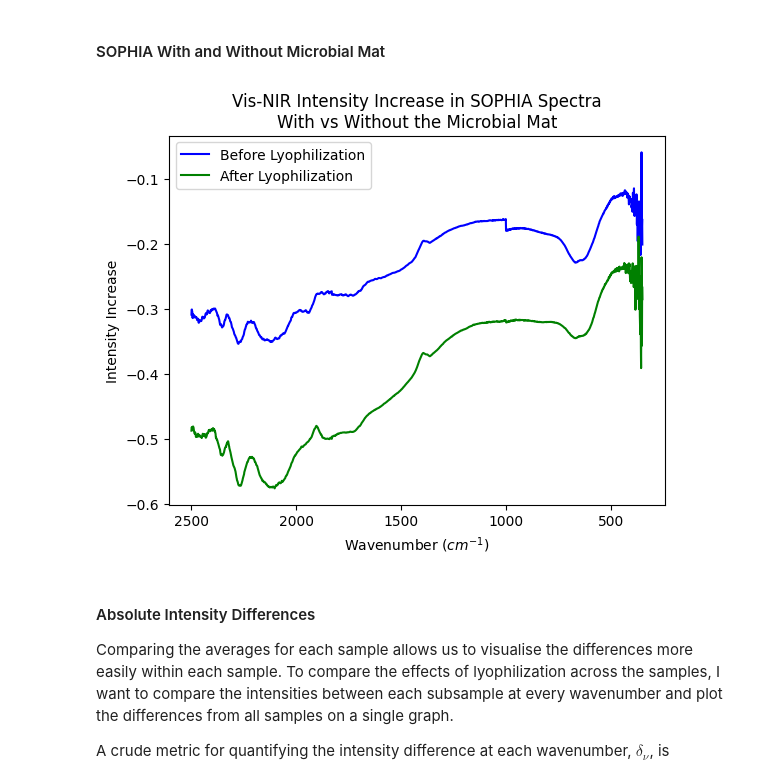
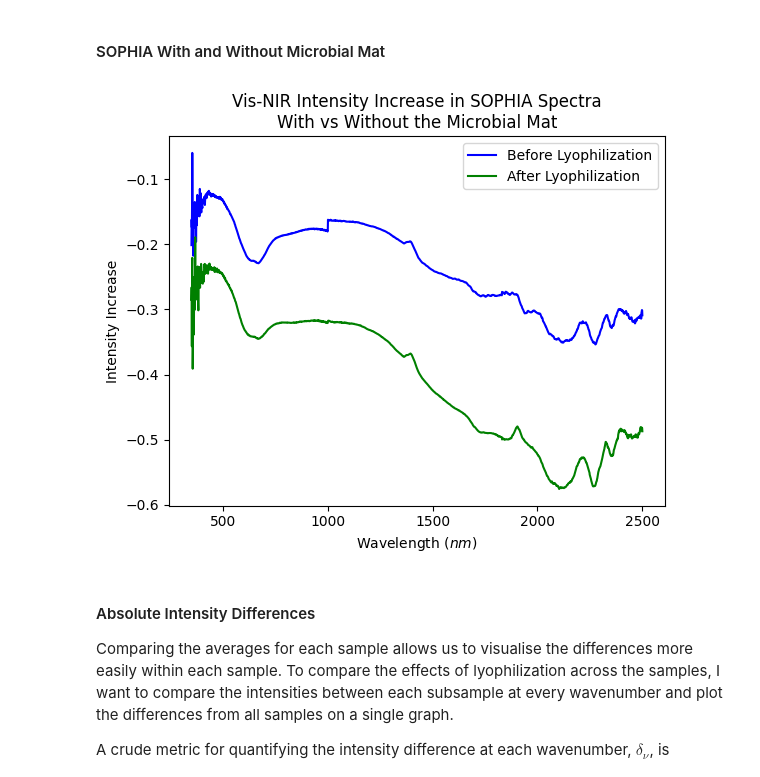
Before and after one commit to charlie-minns/mars-analogs-spectral-analysis, a Jupyter notebook: Spectral Analysis.ipynb, the cells around one changed output. Saved outputs shown, nothing was run; the diff lists cells and outputs as text; code cells hidden in the pictures.

Commit message:
update x axis for Vis-NIR spectra

```diff
--- a/Spectral Analysis.ipynb
+++ b/Spectral Analysis.ipynb
@@ -99,10 +107,14 @@ def plot_before_after(before, after, title, isMIR):
 
         fig.savefig('./Spectra/' + title + '/' + sample_before + '.png')
 # %%
-def plot_sample_comparison(sample_A_before, sample_B_before, sample_A_after, sample_B_after, title):
+def plot_sample_comparison(sample_A_before, sample_B_before, sample_A_after, sample_B_after, title, isMIR):
+  xlabel = 'Wavelength ($nm$)'
+  if (isMIR):
+      xlabel = 'Wavenumber ($cm^{-1}$)'
+
   fig, ax = plt.subplots()
   ax.set_title(title)
-  ax.set(xlabel='Wavenumber ($cm^{-1}$)', ylabel='Intensity Increase')
+  ax.set(xlabel=xlabel, ylabel='Intensity Increase')
 
   const_wavenumbers = sample_A_before[0][0]
   n_wavenumbers = len(const_wavenumbers)
@@ -119,7 +131,9 @@ def plot_sample_comparison(sample_A_before, sample_B_before, sample_A_after, sam
   ax.plot(const_wavenumbers, wavenumber_diffs_before, '-b', label='Before Lyophilization')
   ax.plot(const_wavenumbers, wavenumber_diffs_after, '-g', label='After Lyophilization')
 
-  ax.invert_xaxis()
+  if (isMIR):
+    ax.invert_xaxis()
+
   ax.legend()
 
   fig.savefig('./Spectra/' + title.replace('\n', ' ') + '.png')
@@ -199,9 +219,9 @@ plot_sample_comparison(BEFORE_VIS_NIR["ACE SST BP5"], BEFORE_VIS_NIR["ACE SST BP
 # %% [markdown]
 #### SOPHIA With and Without Microbial Mat
 # %%
-plot_sample_comparison(BEFORE_VIS_NIR["SOPHIA"], BEFORE_VIS_NIR["SOPHIA MAT"], AFTER_VIS_NIR["SOPHIA"], AFTER_VIS_NIR["SOPHIA MAT"], 'Vis-NIR Intensity Increase in SOPHIA Spectra\nWith vs Without the Microbial Mat')
+plot_sample_comparison(BEFORE_VIS_NIR["SOPHIA"], BEFORE_VIS_NIR["SOPHIA MAT"], AFTER_VIS_NIR["SOPHIA"], AFTER_VIS_NIR["SOPHIA MAT"], 'Vis-NIR Intensity Increase in SOPHIA Spectra\nWith vs Without the Microbial Mat', False)
 # %% [output]
-[figure, old version]
+[figure, new version]
 # %% [markdown]
 #### Absolute Intensity Differences
 
```
Also changed, not shown: parts of 11 cells of this notebook, 23 other files.
